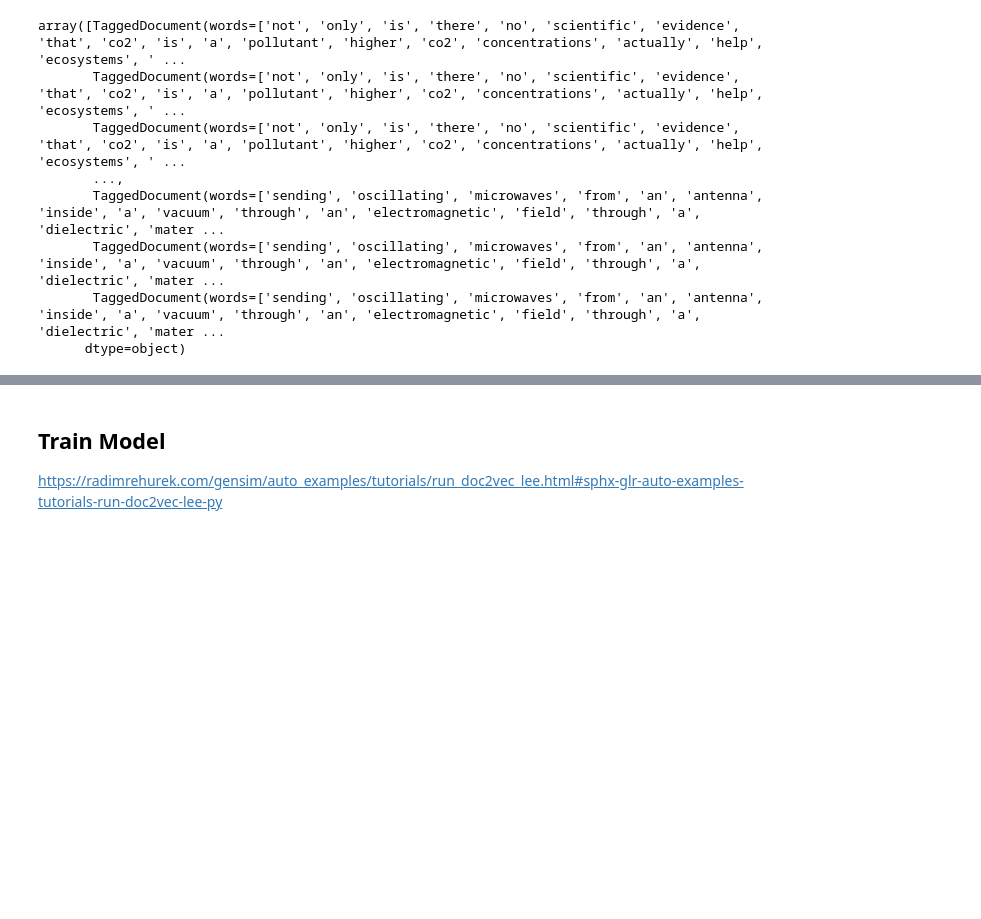
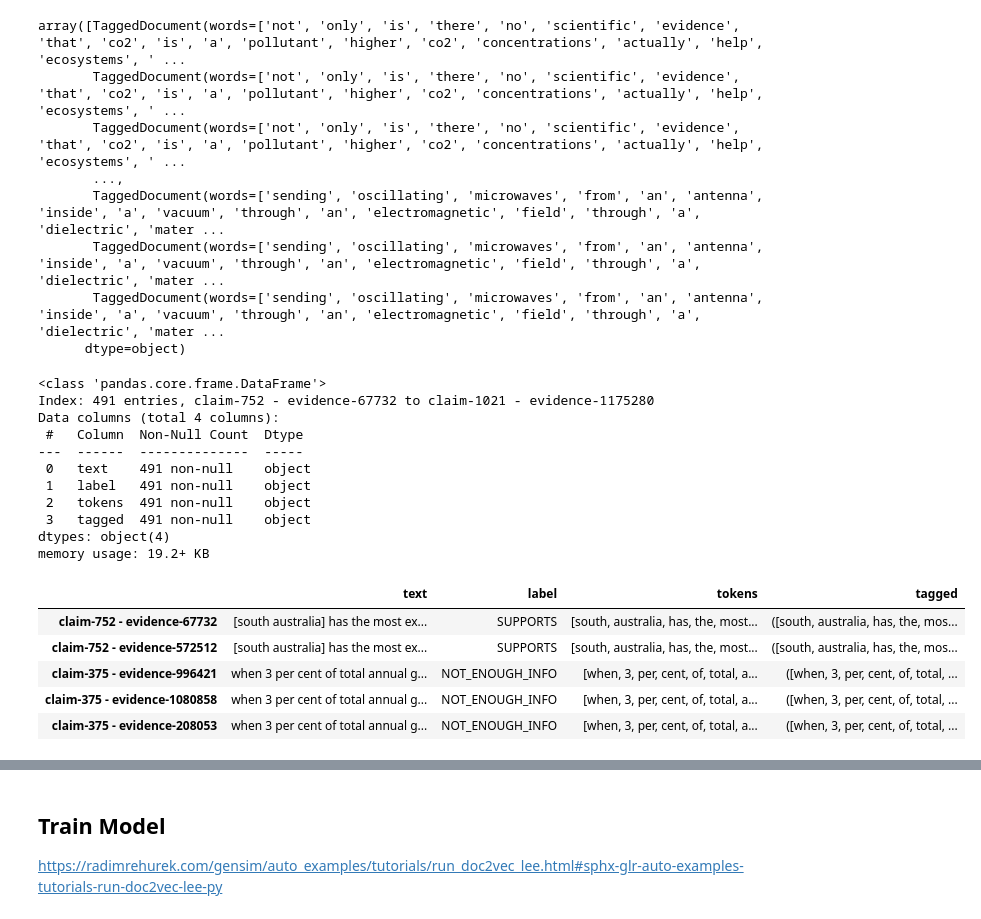
Before and after one commit to Guticar94/COMP90042-NLP-Project-Sentence-Similarity, a Jupyter notebook: Models/Doc2Vec_v2.ipynb, the cells around one changed output, grey strips where cells are left out. Saved outputs shown, nothing was run; the diff lists cells and outputs as text; code cells hidden in the pictures; blank space fills up the shorter version.

```diff
--- a/Models/Doc2Vec_v2.ipynb
+++ b/Models/Doc2Vec_v2.ipynb
@@ -95,7 +111,0 @@ df
-# %%
-# Define a function to be applied to each row
-def process_row(row, index):
-    return TaggedDocument(row['tokens'], tags=[index])
-
-df['tagged'] = df.apply(lambda row: process_row(row, row.name), axis=1)
-df
@@ -125,3 +122,37 @@ array([TaggedDocument(words=['not', 'only', 'is', 'there', 'no', 'scientific', '
        TaggedDocument(words=['sending', 'oscillating', 'microwaves', 'from', 'an', 'antenna', 'inside', 'a', 'vacuum', 'through', 'an', 'electromagnetic', 'field', 'through', 'a', 'dielectric', 'mater ...
        TaggedDocument(words=['sending', 'oscillating', 'microwaves', 'from', 'an', 'antenna', 'inside', 'a', 'vacuum', 'through', 'an', 'electromagnetic', 'field', 'through', 'a', 'dielectric', 'mater ...
       dtype=object)
+# %%
+# Collect all texts from claims
+corpus = {}
+
+for id, claim in dev_claims.items():
+    # Create pairs claim + evidence
+    for evidence in claim['evidences']:
+        text = claim['claim_text'] + " " + evidences[evidence]
+        corpus[id + ' - ' + evidence] = (str.strip(text),claim['claim_label'])
+# %%
+# Collect all texts from dev claims
+dev_df = pd.DataFrame.from_dict(corpus, orient='index', columns=['text','label'])
+dev_df = tokenize_text(dev_df,'text')
+dev_df['tagged'] = dev_df.apply(lambda row: process_row(row, 'label'), axis=1)
+dev_df.info()
+dev_df.head()
+# %% [output]
+<class 'pandas.core.frame.DataFrame'>
+Index: 491 entries, claim-752 - evidence-67732 to claim-1021 - evidence-1175280
+Data columns (total 4 columns):
+ #   Column  Non-Null Count  Dtype
+---  ------  --------------  -----
+ 0   text    491 non-null    object
+ 1   label   491 non-null    object
+ 2   tokens  491 non-null    object
+ 3   tagged  491 non-null    object
+dtypes: object(4)
+memory usage: 19.2+ KB
+|  | text | label | tokens | tagged |
+| claim-752 - evidence-67732 | [south australia] has the most ex... | SUPPORTS | [south, australia, has, the, most... | ([south, australia, has, the, mos... |
+| claim-752 - evidence-572512 | [south australia] has the most ex... | SUPPORTS | [south, australia, has, the, most... | ([south, australia, has, the, mos... |
+| claim-375 - evidence-996421 | when 3 per cent of total annual g... | NOT_ENOUGH_INFO | [when, 3, per, cent, of, total, a... | ([when, 3, per, cent, of, total, ... |
+| claim-375 - evidence-1080858 | when 3 per cent of total annual g... | NOT_ENOUGH_INFO | [when, 3, per, cent, of, total, a... | ([when, 3, per, cent, of, total, ... |
+| claim-375 - evidence-208053 | when 3 per cent of total annual g... | NOT_ENOUGH_INFO | [when, 3, per, cent, of, total, a... | ([when, 3, per, cent, of, total, ... |
```
Also changed, not shown: parts of 62 cells of this notebook, 2 other files.
